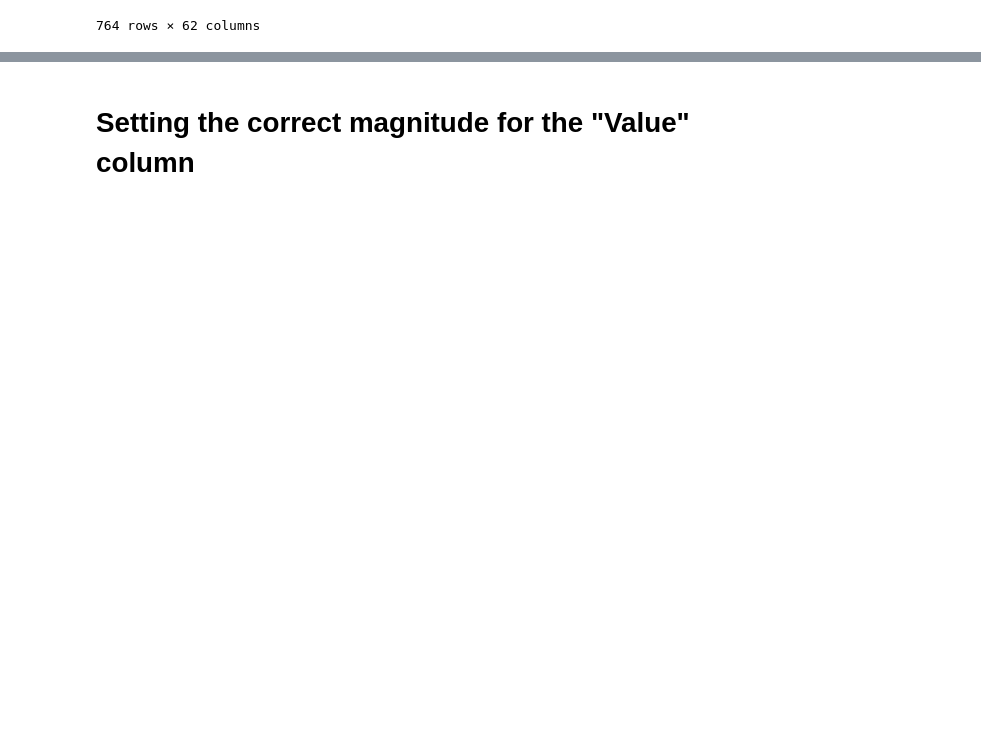
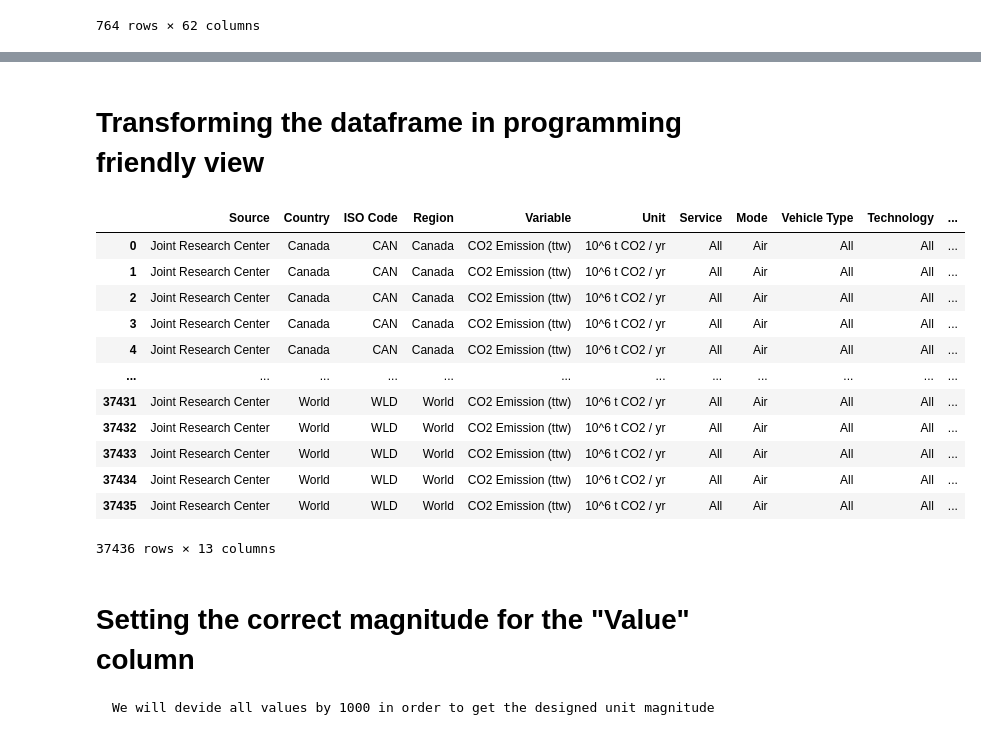
Before and after one commit to transportenergy/database, a Jupyter notebook: item/historical/scripts/T005.ipynb, the cells around one changed output, grey strips where cells are left out. Cells and saved outputs as stored; diff of their text form; code cells hidden in the pictures; blank space fills up the shorter version.

Commit message:
transforming the default user friendly view into the programming view, changing the magnitude of the values, and removing extra unnecesary columns

```diff
--- a/item/historical/scripts/T005.ipynb
+++ b/item/historical/scripts/T005.ipynb
@@ -525,0 +529,3 @@ df
+# %%
+df.drop(columns=["IPCC_description", "IPCC"], inplace=True)
+df
@@ -526,2 +546,42 @@ df
+# %% [markdown]
+# Transforming the dataframe in programming friendly view
+# %%
+all_data_frames = []
+counter = 0
+for index, row in df.iterrows():
+    original_row = dict(row)
+    list_of_year_value = []
+    for column in list(original_row.keys()):
+        if column.isdigit():
+            list_of_year_value.append(column)
+            del original_row[column]
+
+    for year in list_of_year_value:
+        newdict = original_row.copy()
+        newdict[ColumnName.YEAR.value] = year
+        newdict[ColumnName.VALUE.value] = row[year]
+        local_df = pd.DataFrame(newdict, index = [counter])
+        all_data_frames.append(local_df)
+        counter = counter + 1
+# %%
+# Asserting that no info was missing. The 11 represents the default 11 non numeric columns from the schema of the UF view
+assert len(all_data_frames) == ((df.shape[1] - 11) * df.shape[0])
+df = pd.concat(all_data_frames)
+df
+# %% [output]
+|  | Source | Country | ISO Code | Region | Variable | Unit | Service | Mode | Vehicle Type | Technology | ... |
+| 0 | Joint Research Center | Canada | CAN | Canada | CO2 Emission (ttw) | 10^6 t CO2 / yr | All | Air | All | All | ... |
+| 1 | Joint Research Center | Canada | CAN | Canada | CO2 Emission (ttw) | 10^6 t CO2 / yr | All | Air | All | All | ... |
+| 2 | Joint Research Center | Canada | CAN | Canada | CO2 Emission (ttw) | 10^6 t CO2 / yr | All | Air | All | All | ... |
+| 3 | Joint Research Center | Canada | CAN | Canada | CO2 Emission (ttw) | 10^6 t CO2 / yr | All | Air | All | All | ... |
+| 4 | Joint Research Center | Canada | CAN | Canada | CO2 Emission (ttw) | 10^6 t CO2 / yr | All | Air | All | All | ... |
+| ... | ... | ... | ... | ... | ... | ... | ... | ... | ... | ... | ... |
+| 37431 | Joint Research Center | World | WLD | World | CO2 Emission (ttw) | 10^6 t CO2 / yr | All | Air | All | All | ... |
+| 37432 | Joint Research Center | World | WLD | World | CO2 Emission (ttw) | 10^6 t CO2 / yr | All | Air | All | All | ... |
+| 37433 | Joint Research Center | World | WLD | World | CO2 Emission (ttw) | 10^6 t CO2 / yr | All | Air | All | All | ... |
+| 37434 | Joint Research Center | World | WLD | World | CO2 Emission (ttw) | 10^6 t CO2 / yr | All | Air | All | All | ... |
+| 37435 | Joint Research Center | World | WLD | World | CO2 Emission (ttw) | 10^6 t CO2 / yr | All | Air | All | All | ... |
+37436 rows × 13 columns
 # %% [markdown]
 # Setting the correct magnitude for the "Value" column
+    We will devide all values by 1000 in order to get the designed unit magnitude
```
Also changed, not shown: parts of 10 cells of this notebook.
